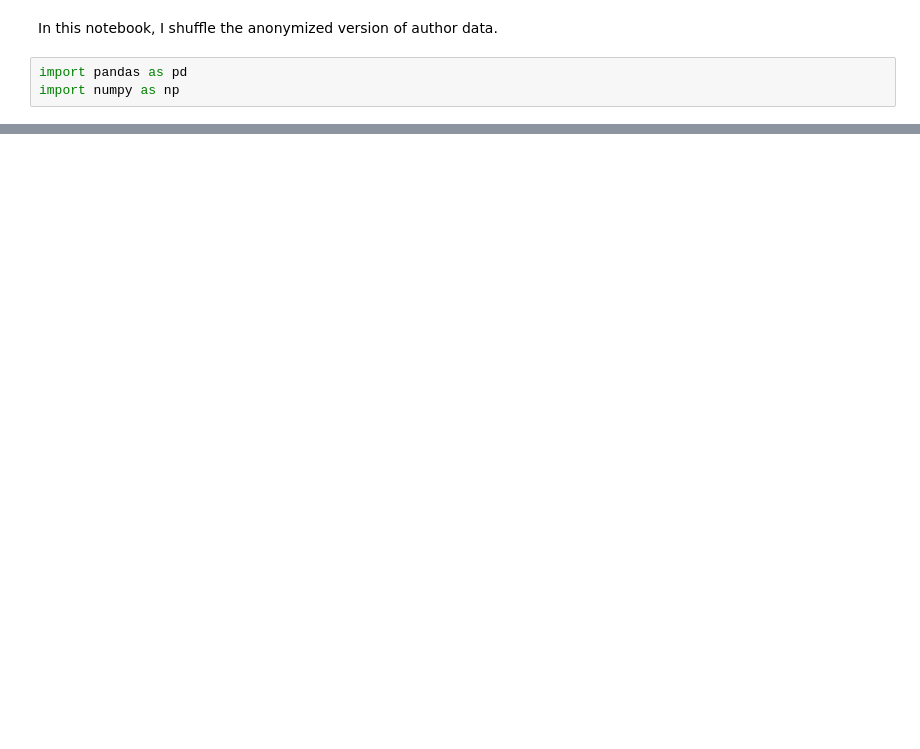
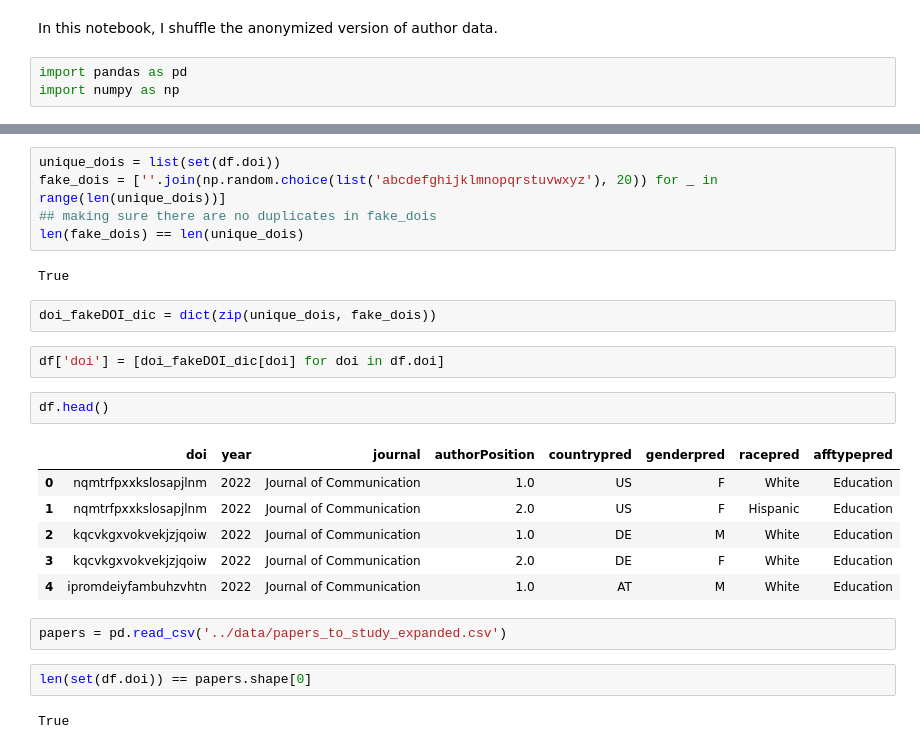
Before and after one commit to hongtaoh/ICA_Journals, a Jupyter notebook: Analysis_and_Plotting/2024-04-26-randomnize-author.ipynb, the cells around one changed output, grey strips where cells are left out. Saved outputs shown, nothing was run; the diff lists cells and outputs as text; blank space fills up the shorter version.

```diff
--- a/Analysis_and_Plotting/2024-04-26-randomnize-author.ipynb
+++ b/Analysis_and_Plotting/2024-04-26-randomnize-author.ipynb
@@ -16,3 +25,29 @@ df.head()
+# %%
+unique_dois = list(set(df.doi))
+fake_dois = [''.join(np.random.choice(list('abcdefghijklmnopqrstuvwxyz'), 20)) for _ in range(len(unique_dois))]
+## making sure there are no duplicates in fake_dois
+len(fake_dois) == len(unique_dois)
+# %% [output]
+True
+# %%
+doi_fakeDOI_dic = dict(zip(unique_dois, fake_dois))
+# %%
+df['doi'] = [doi_fakeDOI_dic[doi] for doi in df.doi]
+# %%
+df.head()
+# %% [output]
+|  | doi | year | journal | authorPosition | countrypred | genderpred | racepred | afftypepred |
+| 0 | nqmtrfpxxkslosapjlnm | 2022 | Journal of Communication | 1.0 | US | F | White | Education |
+| 1 | nqmtrfpxxkslosapjlnm | 2022 | Journal of Communication | 2.0 | US | F | Hispanic | Education |
+| 2 | kqcvkgxvokvekjzjqoiw | 2022 | Journal of Communication | 1.0 | DE | M | White | Education |
+| 3 | kqcvkgxvokvekjzjqoiw | 2022 | Journal of Communication | 2.0 | DE | F | White | Education |
+| 4 | ipromdeiyfambuhzvhtn | 2022 | Journal of Communication | 1.0 | AT | M | White | Education |
+# %%
+papers = pd.read_csv('../data/papers_to_study_expanded.csv')
+# %%
+len(set(df.doi)) == papers.shape[0]
+# %% [output]
+True
 # %%
 df_shuffled = df.sample(frac=1).reset_index(drop=True)
 df_shuffled = df_shuffled.reset_index(names=['authorIndex'])
```
Also changed, not shown: parts of 4 cells of this notebook, 16 other files.
